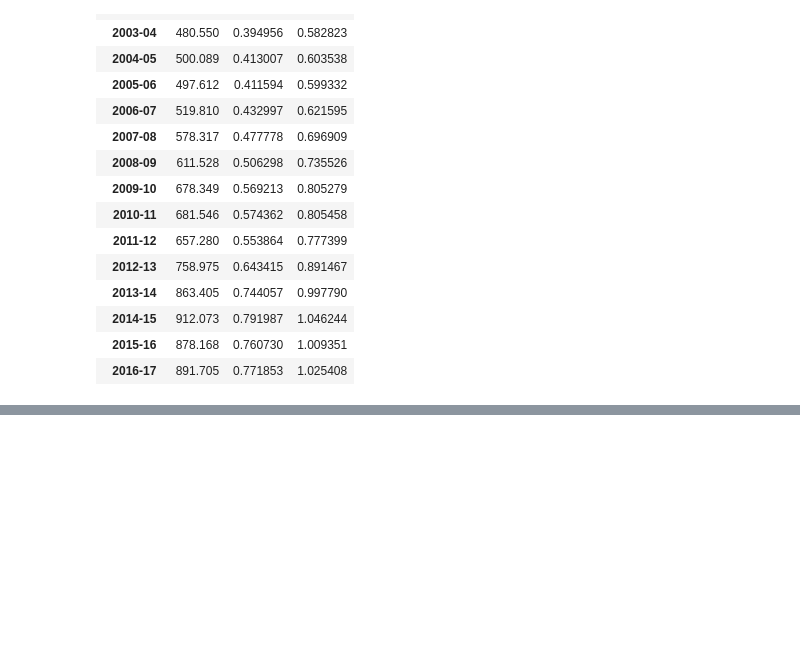
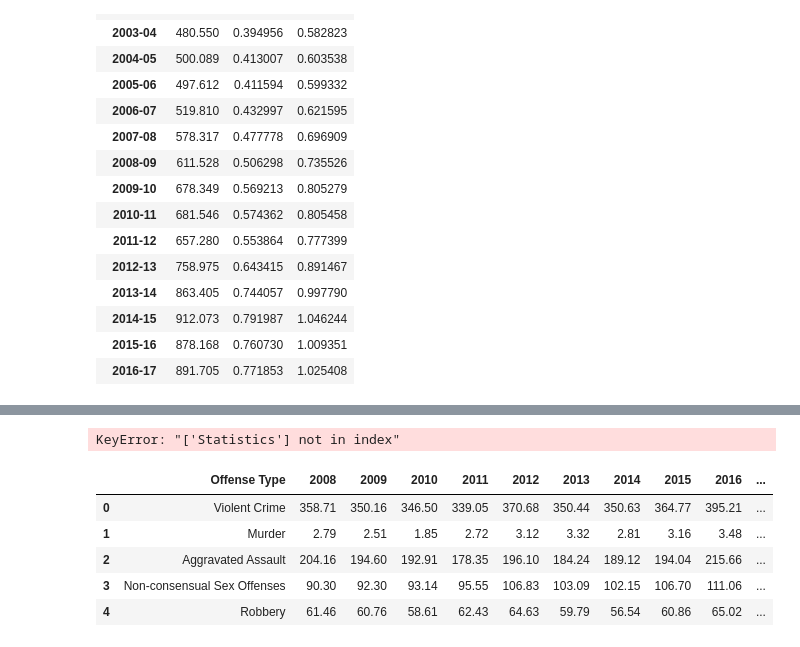
Before and after one commit to zdsteele/Project_1, a Jupyter notebook: Firestone/Violent Crimes.ipynb, the cells around one changed output, grey strips where cells are left out. Saved outputs shown, nothing was run; the diff lists cells and outputs as text; code cells hidden in the pictures; blank space fills up the shorter version.

```diff
--- a/Firestone/Violent Crimes.ipynb
+++ b/Firestone/Violent Crimes.ipynb
@@ -208,0 +228,17 @@ plt.scatter(crimeperrate['Offense Type'][0],crimeperrate['2008 Crime Rate (per 1
+# %%
+marijuanaData=byYear[['Statistics','2008','2009','2010','2011','2012','2013','2014','2015','2016']]
+marijuanaData
+# %% [output]
+KeyError: "['Statistics'] not in index"
+# %%
+#Crime Rate per 100,000
+crimeperrate=combined_crimes[['Offense Type','2008','2009','2010','2011','2012','2013','2014','2015',
+                              '2016','2017']]
+crimeperrate
+# %% [output]
+|  | Offense Type | 2008 | 2009 | 2010 | 2011 | 2012 | 2013 | 2014 | 2015 | 2016 | ... |
+| 0 | Violent Crime | 358.71 | 350.16 | 346.50 | 339.05 | 370.68 | 350.44 | 350.63 | 364.77 | 395.21 | ... |
+| 1 | Murder | 2.79 | 2.51 | 1.85 | 2.72 | 3.12 | 3.32 | 2.81 | 3.16 | 3.48 | ... |
+| 2 | Aggravated Assault | 204.16 | 194.60 | 192.91 | 178.35 | 196.10 | 184.24 | 189.12 | 194.04 | 215.66 | ... |
+| 3 | Non-consensual Sex Offenses | 90.30 | 92.30 | 93.14 | 95.55 | 106.83 | 103.09 | 102.15 | 106.70 | 111.06 | ... |
+| 4 | Robbery | 61.46 | 60.76 | 58.61 | 62.43 | 64.63 | 59.79 | 56.54 | 60.86 | 65.02 | ... |
```
Also changed, not shown: parts of 18 cells of this notebook.
